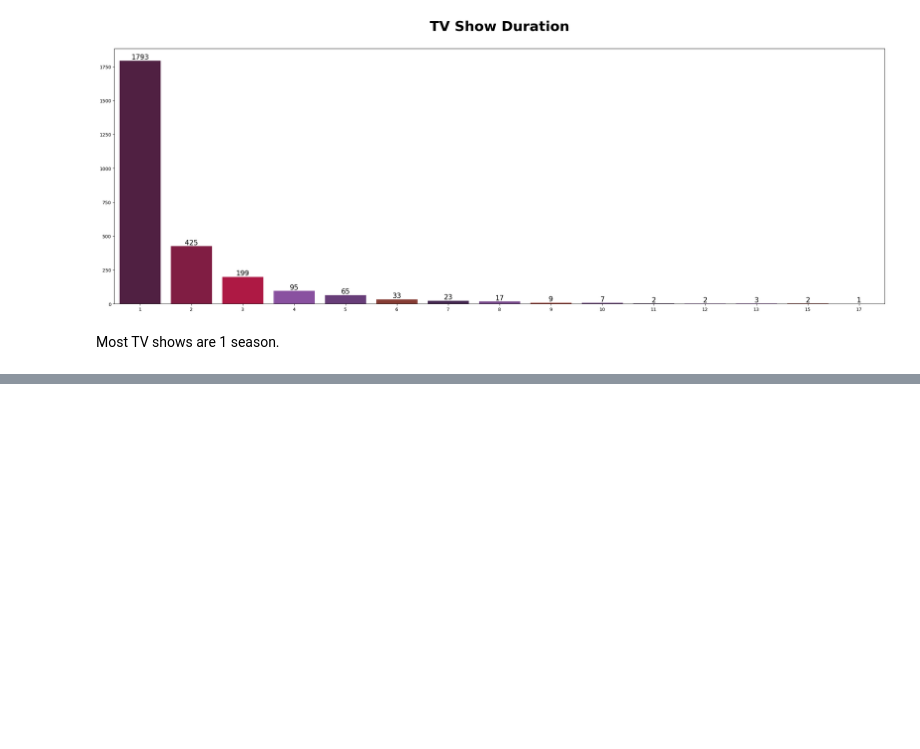
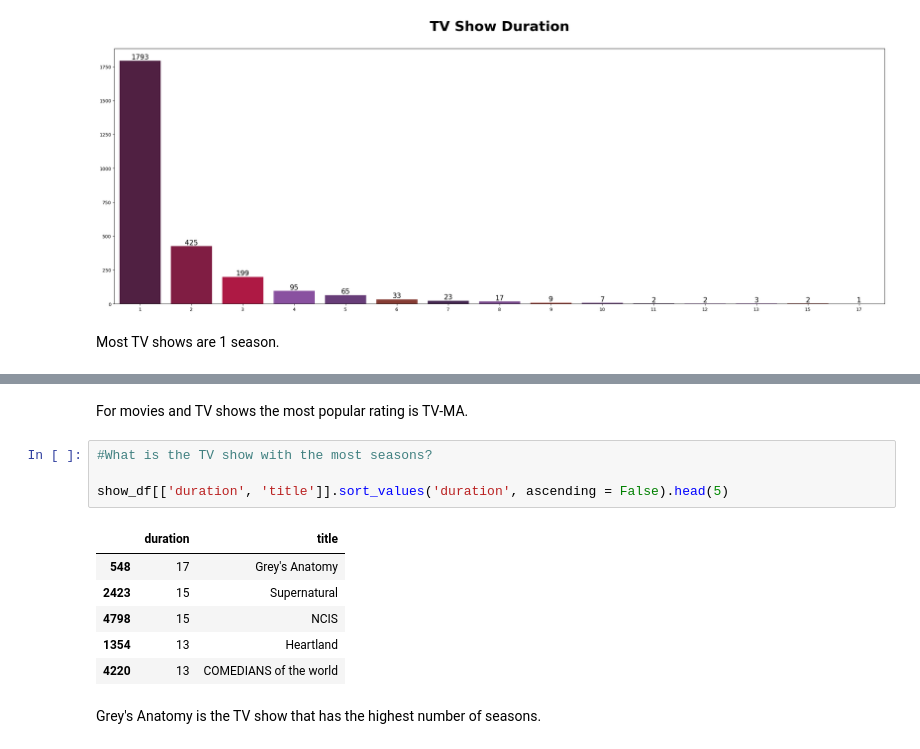
Before and after one commit to noahnoahnoahtran/project22-netflix-analysis, a Jupyter notebook: netflix_title_analysis.ipynb, the cells around one changed output, grey strips where cells are left out. Cells and saved outputs as stored; diff of their text form; blank space fills up the shorter version.

```diff
--- a/netflix_title_analysis.ipynb
+++ b/netflix_title_analysis.ipynb
@@ -415,0 +427,15 @@ Most TV shows are 1 season.
+# %% [markdown]
+For movies and TV shows the most popular rating is TV-MA.
+# %%
+#What is the TV show with the most seasons?
+
+show_df[['duration', 'title']].sort_values('duration', ascending = False).head(5)
+# %% [output]
+|  | duration | title |
+| 548 | 17 | Grey's Anatomy |
+| 2423 | 15 | Supernatural |
+| 4798 | 15 | NCIS |
+| 1354 | 13 | Heartland |
+| 4220 | 13 | COMEDIANS of the world |
+# %% [markdown]
+Grey's Anatomy is the TV show that has the highest number of seasons.
```
Also changed, not shown: parts of 1 cell of this notebook.
